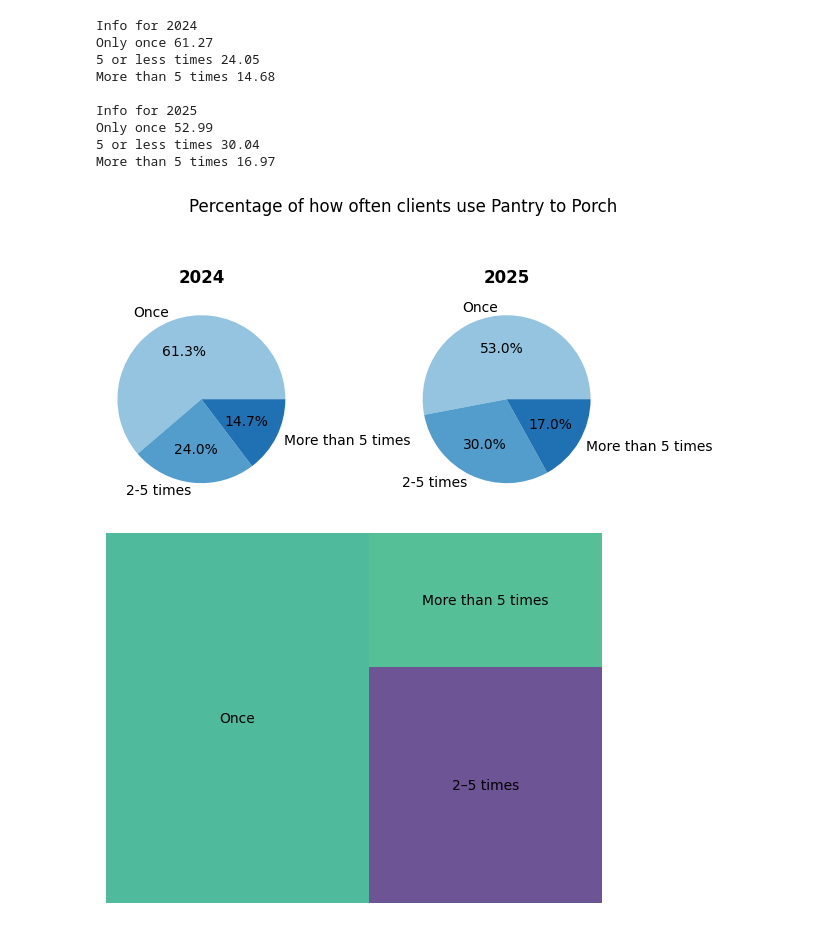
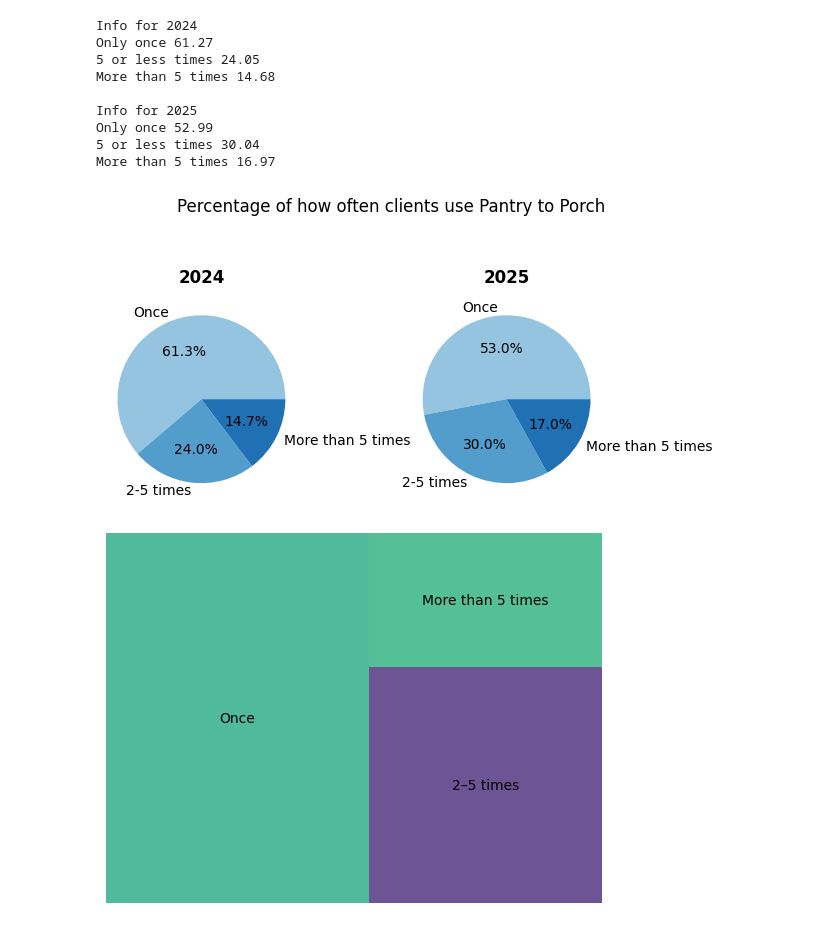
Before and after one commit to jonathonbuhler/Pantry-To-Porch, a Jupyter notebook: nathan.ipynb, the cells around one changed output. Cells and saved outputs as stored; diff of their text form; code cells hidden in the pictures.

```diff
--- a/nathan.ipynb
+++ b/nathan.ipynb
@@ -293,26 +293,26 @@ More than 5 times 16.97
 # %%
 import numpy as np
 data_24 = [once_24, five_24, rest_24]
 data_25 = [once_25, five_25, rest_25]
 
 labels = ["Once", "2-5 times", "More than 5 times"]
 colors = plt.cm.Blues(np.linspace(0.4, 0.75, len(labels)))
 
 fig, axes = plt.subplots(1, 2)
 
 axes[0].pie(data_24, labels=labels, autopct='%1.1f%%', colors=colors, radius=1.1)
 axes[0].set_title("2024", fontsize=12, fontweight="bold", pad=15)
 
 
 axes[1].pie(data_25, labels=labels, autopct='%1.1f%%', colors=colors, radius=1.1)
 axes[1].set_title("2025", fontsize=12, fontweight="bold", pad=15)
 plt.subplots_adjust(wspace=0.6)
 plt.subplots_adjust(top=1.01)
 
-plt.suptitle("Percentage of how often clients use Pantry to Porch", x=0.59)
+plt.suptitle("Percentage of how often clients use Pantry to Porch", x=0.57)
 plt.show()
 # %% [output]
-[figure, old version]
+[figure, new version]
 # %%
 
 squarify.plot(sizes=data_25, label=labels, alpha=0.8)
```
Also changed, not shown: 1 other file.
